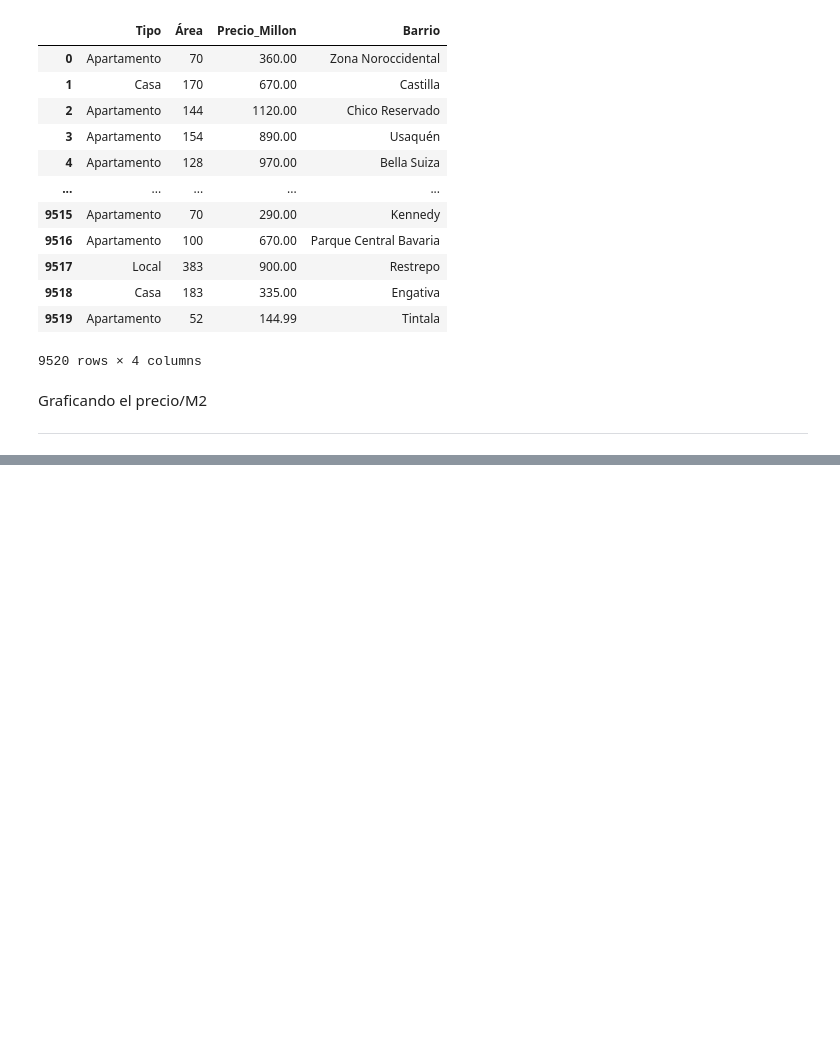
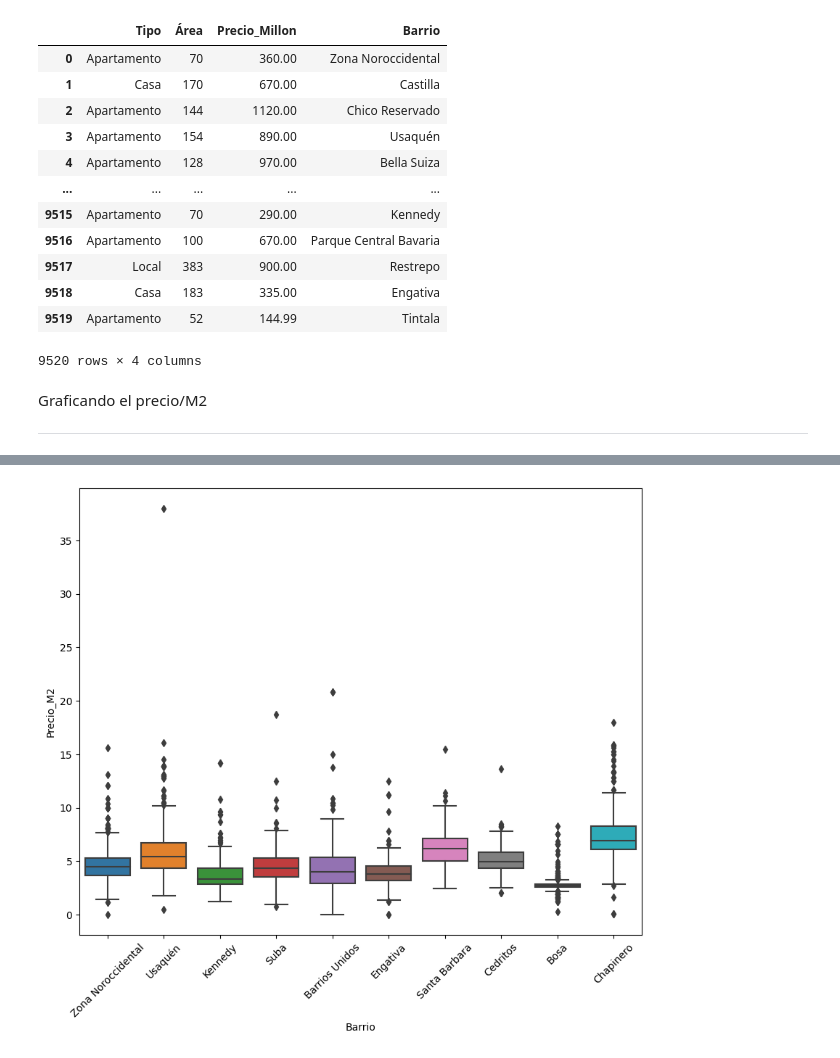
Before and after one commit to AlexPrietoRomani/Inmersi-n_de_datos, a Jupyter notebook: Clase_2_Inmersión_de_datos.ipynb, the cells around one changed output, grey strips where cells are left out. Cells and saved outputs as stored; diff of their text form; code cells hidden in the pictures; blank space fills up the shorter version.

```diff
--- a/Clase_2_Inmersión_de_datos.ipynb
+++ b/Clase_2_Inmersión_de_datos.ipynb
@@ -302,0 +299,3 @@ plt.show()
+# %%
+m2_Barrio = dict(datos_Barrio["Precio_M2_Barrio"])
+m2_Barrio
@@ -302,0 +320,4 @@ plt.show()
+# %%
+inmuebles["Precio_M2_Barrio"] = inmuebles["Barrio"]
+inmuebles["Precio_M2_Barrio"] = inmuebles["Precio_M2_Barrio"].map(m2_Barrio)
+inmuebles
@@ -302,0 +382,7 @@ plt.show()
+# %%
+plt.figure(figsize=(10,8))
+ax = sns.boxplot(x="Barrio", y = "Precio_M2", data = inmuebles.query("Barrio in @top_Barrios"))
+ax.tick_params(axis = "x", rotation = 45)
+plt.show()
+# %% [output]
+[figure, added]
```
Also changed, not shown: parts of 21 cells of this notebook.
